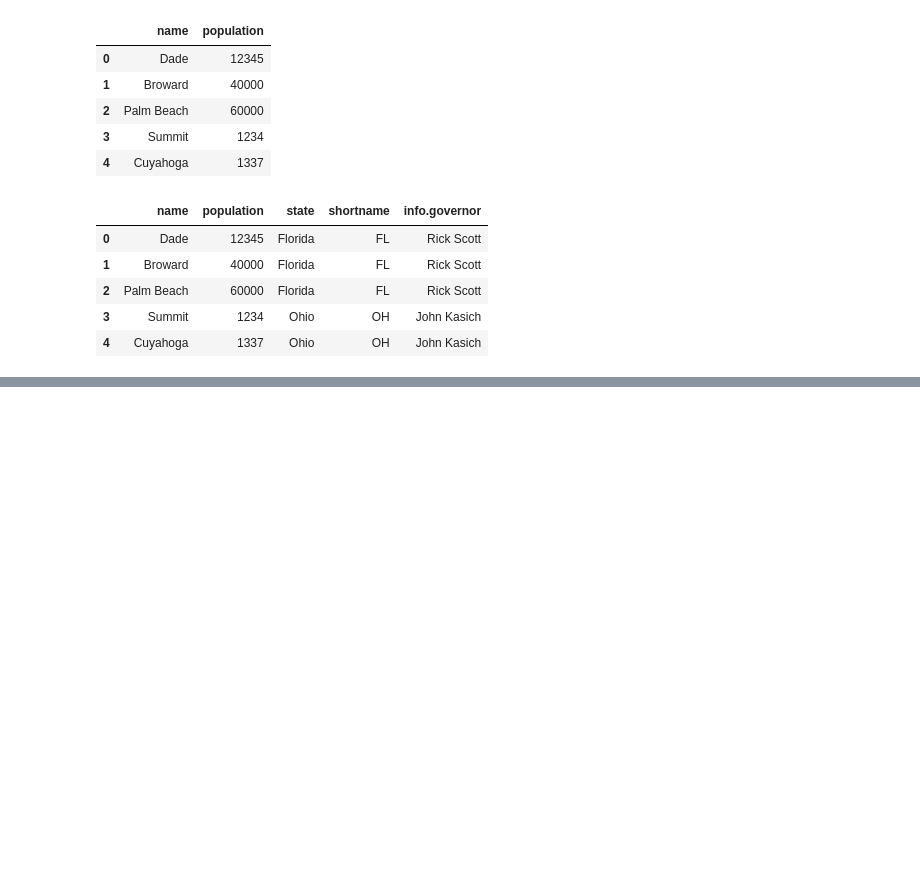
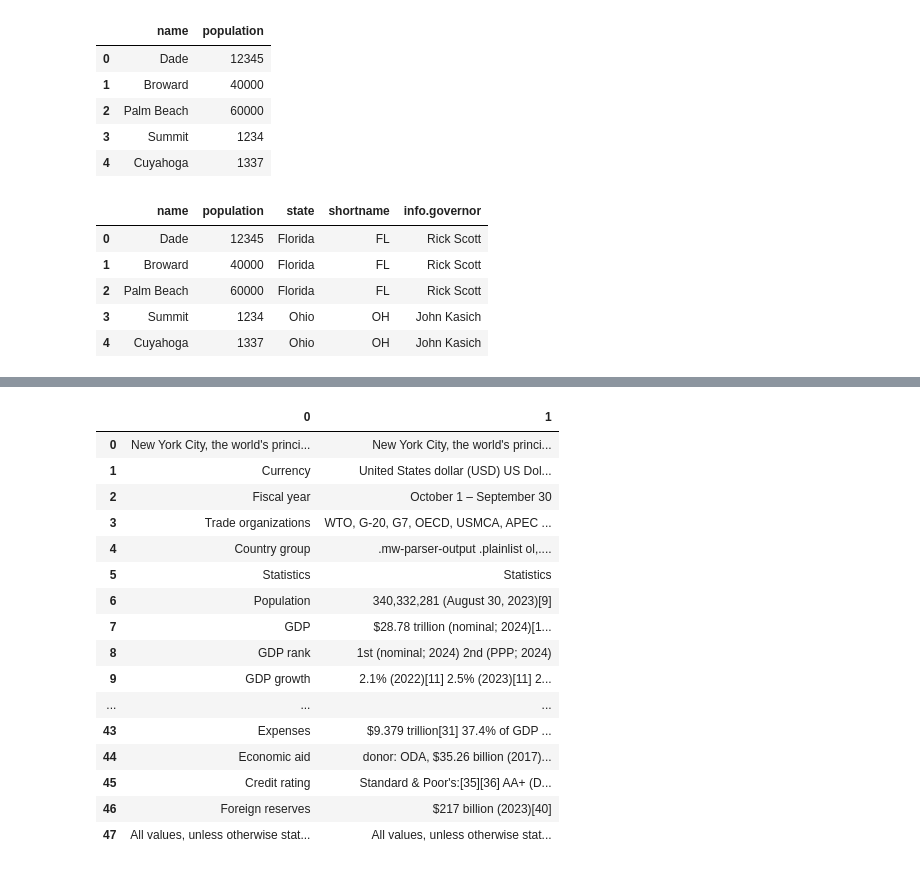
Before and after one commit to Ayutmg01/python-tutorials-, a Jupyter notebook: python tutorials 2.0.ipynb, the cells around one changed output, grey strips where cells are left out. Drawn from its saved outputs; the diff is of its cells as text; code cells hidden in the pictures; blank space fills up the shorter version.

```diff
--- a/python tutorials 2.0.ipynb
+++ b/python tutorials 2.0.ipynb
@@ -374,0 +445,20 @@ pd.json_normalize(data,"counties",["state","shortname",["info",'governor']])
+# %%
+html[0]
+# %% [output]
+|  | 0 | 1 |
+| 0 | New York City, the world's princi... | New York City, the world's princi... |
+| 1 | Currency | United States dollar (USD) US Dol... |
+| 2 | Fiscal year | October 1 – September 30 |
+| 3 | Trade organizations | WTO, G-20, G7, OECD, USMCA, APEC ... |
+| 4 | Country group | .mw-parser-output .plainlist ol,.... |
+| 5 | Statistics | Statistics |
+| 6 | Population | 340,332,281 (August 30, 2023)[9] |
+| 7 | GDP | $28.78 trillion (nominal; 2024)[1... |
+| 8 | GDP rank | 1st (nominal; 2024) 2nd (PPP; 2024) |
+| 9 | GDP growth | 2.1% (2022)[11] 2.5% (2023)[11] 2... |
+| ... | ... | ... |
+| 43 | Expenses | $9.379 trillion[31] 37.4% of GDP ... |
+| 44 | Economic aid | donor: ODA, $35.26 billion (2017)... |
+| 45 | Credit rating | Standard & Poor's:[35][36] AA+ (D... |
+| 46 | Foreign reserves | $217 billion (2023)[40] |
+| 47 | All values, unless otherwise stat... | All values, unless otherwise stat... |
```
Also changed, not shown: parts of 18 cells of this notebook, 2 other files.
